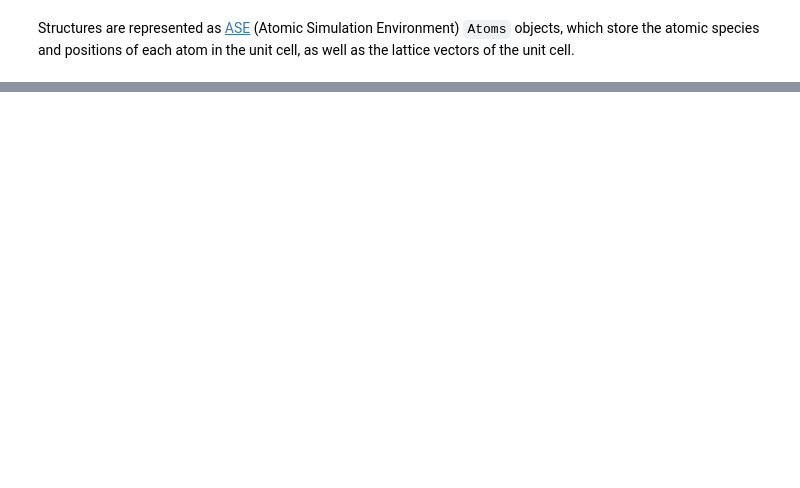
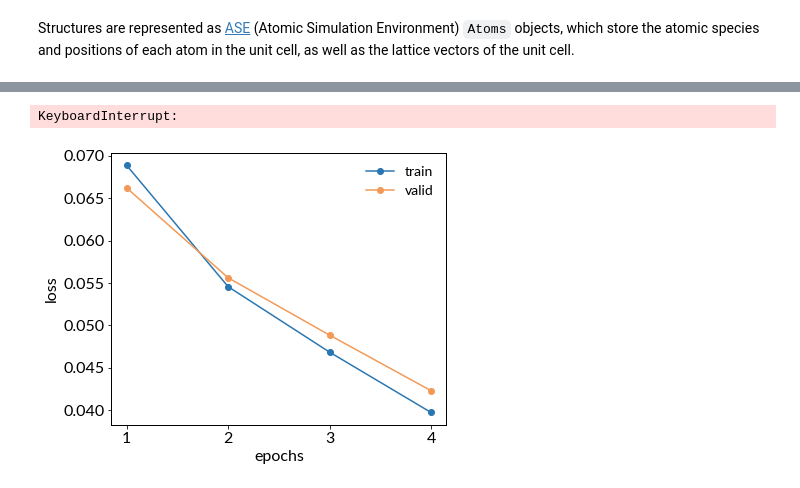
Before and after one commit to ninarina12/phononDoS_tutorial, a Jupyter notebook: phononDoS.ipynb, the cells around one changed output, grey strips where cells are left out. Saved outputs shown, nothing was run; the diff lists cells and outputs as text; code cells hidden in the pictures; blank space fills up the shorter version.

Commit message:
Update train loop.

```diff
--- a/phononDoS.ipynb
+++ b/phononDoS.ipynb
@@ -98,5 +118,5 @@ plot_example(df, i=12, label_edges=True)
 # %%
-batch_size = 32
+batch_size = 1
 dataloader_train = tg.loader.DataLoader(df.iloc[idx_train]['data'].values, batch_size=batch_size, shuffle=True)
 dataloader_valid = tg.loader.DataLoader(df.iloc[idx_valid]['data'].values, batch_size=batch_size)
 dataloader_test = tg.loader.DataLoader(df.iloc[idx_test]['data'].values, batch_size=batch_size)
@@ -209,18 +252,22 @@ print(run_name)
 # %%
 train(model, opt, dataloader_train, dataloader_valid, loss_fn, loss_fn_mae, run_name,
       max_iter=64, scheduler=scheduler, device=device)
+# %% [output]
+KeyboardInterrupt:
 # %%
 history = torch.load(run_name + '.torch')['history']
 steps = [d['step'] + 1 for d in history]
-valid = [d['valid']['loss'] for d in history]
-train = [d['train']['loss'] for d in history]
+loss_train = [d['train']['loss'] for d in history]
+loss_valid = [d['valid']['loss'] for d in history]
 
 fig, ax = plt.subplots(figsize=(6,5))
-ax.plot(steps, train, 'o-', label="train", color=colors['train'])
-ax.plot(steps, valid, 'o-', label="valid", color=colors['valid'])
+ax.plot(steps, loss_train, 'o-', label="train", color=colors['train'])
+ax.plot(steps, loss_valid, 'o-', label="valid", color=colors['valid'])
 ax.set_xlabel('epochs')
 ax.set_ylabel('loss')
 ax.legend(frameon=False);
+# %% [output]
+[figure, added]
 # %%
 # predict on all data
 model.load_state_dict(torch.load(run_name + '.torch')['state'])
```
Also changed, not shown: parts of 9 cells of this notebook, 1 other file.
